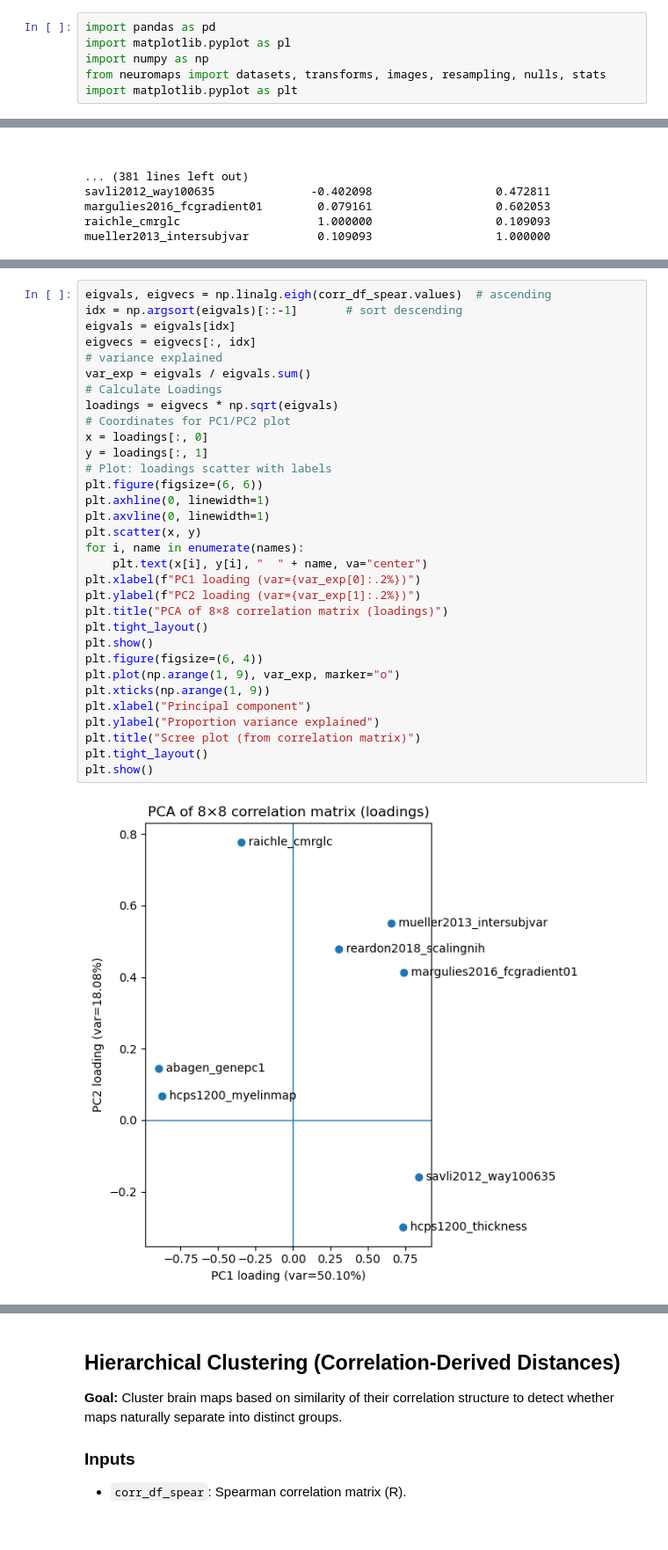
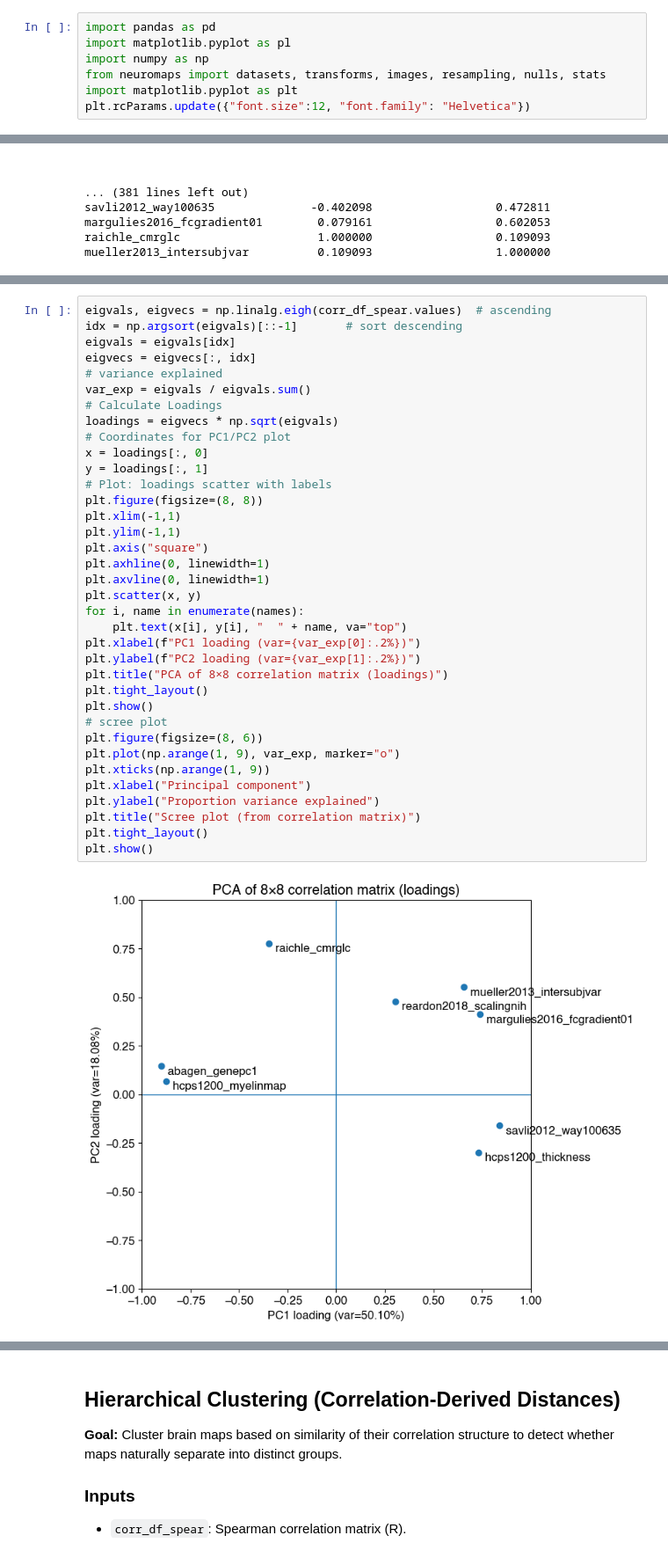
Before and after one commit to kesouder/BrainMap_Analysis, a Jupyter notebook: main.ipynb, the cells around one changed output, grey strips where cells are left out. Shown at 88% size. Drawn from its saved outputs; the diff is of its cells as text; blank space fills up the shorter version.

Commit message:
update plot code

```diff
--- a/main.ipynb
+++ b/main.ipynb
@@ -4,6 +4,7 @@ import matplotlib.pyplot as pl
 import numpy as np
 from neuromaps import datasets, transforms, images, resampling, nulls, stats
 import matplotlib.pyplot as plt
+plt.rcParams.update({"font.size":12, "font.family": "Helvetica"})
 # %%
 !wb_command -version
 # %% [output]
@@ -531,34 +532,38 @@ plt.show()
 # %%
 eigvals, eigvecs = np.linalg.eigh(corr_df_spear.values)  # ascending
 idx = np.argsort(eigvals)[::-1]       # sort descending
 eigvals = eigvals[idx]
 eigvecs = eigvecs[:, idx]
 # variance explained
 var_exp = eigvals / eigvals.sum()
 # Calculate Loadings
 loadings = eigvecs * np.sqrt(eigvals)
 # Coordinates for PC1/PC2 plot
 x = loadings[:, 0]
 y = loadings[:, 1]
 # Plot: loadings scatter with labels
-plt.figure(figsize=(6, 6))
+plt.figure(figsize=(8, 8))
+plt.xlim(-1,1)
+plt.ylim(-1,1)
+plt.axis("square")
 plt.axhline(0, linewidth=1)
 plt.axvline(0, linewidth=1)
 plt.scatter(x, y)
 for i, name in enumerate(names):
-    plt.text(x[i], y[i], "  " + name, va="center")
+    plt.text(x[i], y[i], "  " + name, va="top")
 plt.xlabel(f"PC1 loading (var={var_exp[0]:.2%})")
 plt.ylabel(f"PC2 loading (var={var_exp[1]:.2%})")
 plt.title("PCA of 8×8 correlation matrix (loadings)")
 plt.tight_layout()
 plt.show()
-plt.figure(figsize=(6, 4))
+# scree plot
+plt.figure(figsize=(8, 6))
 plt.plot(np.arange(1, 9), var_exp, marker="o")
 plt.xticks(np.arange(1, 9))
 plt.xlabel("Principal component")
 plt.ylabel("Proportion variance explained")
 plt.title("Scree plot (from correlation matrix)")
 plt.tight_layout()
 plt.show()
 # %% [output]
-[figure, old version]
+[figure, new version]
```
Also changed, not shown: parts of 10 cells of this notebook, 1 other file.
